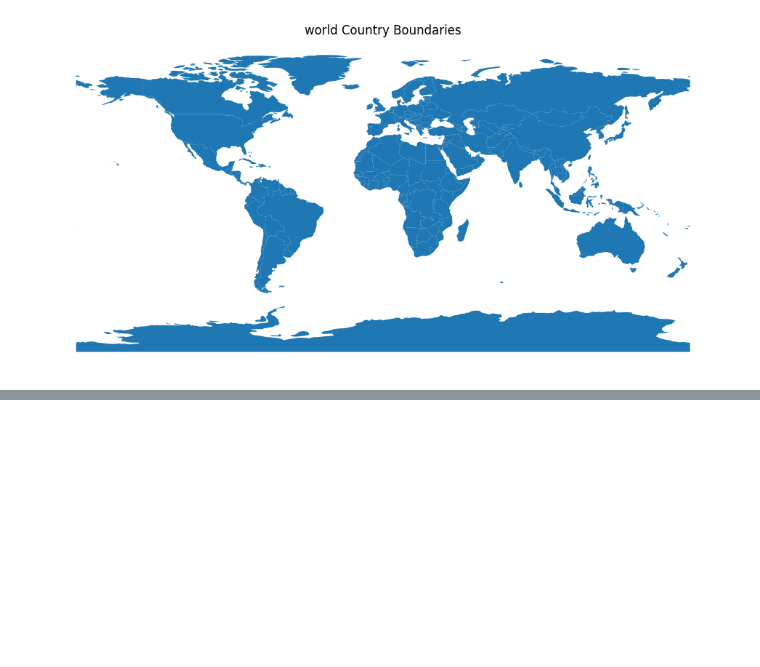
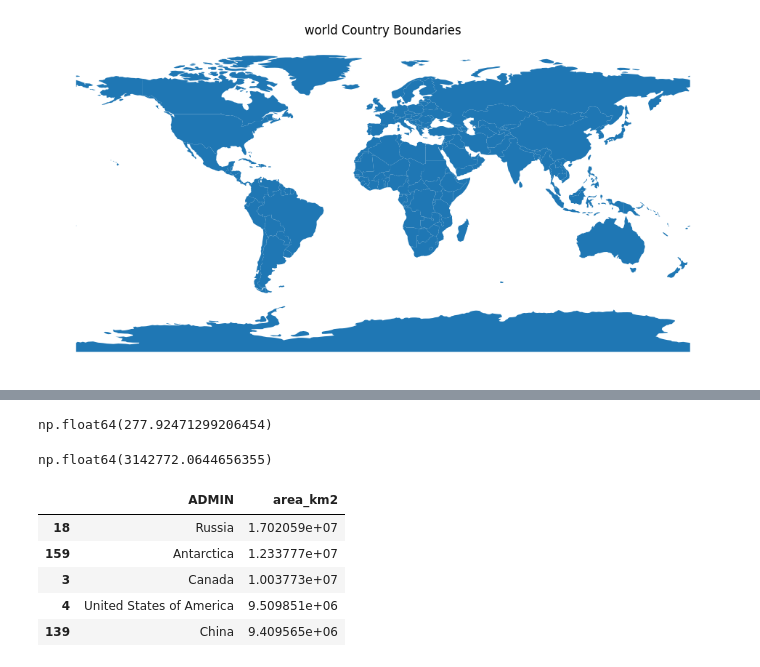
Before and after one commit to aakarsh-dev-commits/population-urban-explorer, a Jupyter notebook: notebooks/01_explore_data.ipynb, the cells around one changed output, grey strips where cells are left out. Drawn from its saved outputs; the diff is of its cells as text; code cells hidden in the pictures; blank space fills up the shorter version.

```diff
--- a/notebooks/01_explore_data.ipynb
+++ b/notebooks/01_explore_data.ipynb
@@ -66,0 +148,17 @@ plt.show()
+# %%
+india_wrong
+# %% [output]
+np.float64(277.92471299206454)
+# %%
+india_correct
+# %% [output]
+np.float64(3142772.0644656355)
+# %%
+world_eq.sort_values("area_km2" , ascending = False)[["ADMIN" , "area_km2"]].head()
+# %% [output]
+|  | ADMIN | area_km2 |
+| 18 | Russia | 1.702059e+07 |
+| 159 | Antarctica | 1.233777e+07 |
+| 3 | Canada | 1.003773e+07 |
+| 4 | United States of America | 9.509851e+06 |
+| 139 | China | 9.409565e+06 |
```
Also changed, not shown: parts of 8 cells of this notebook.
